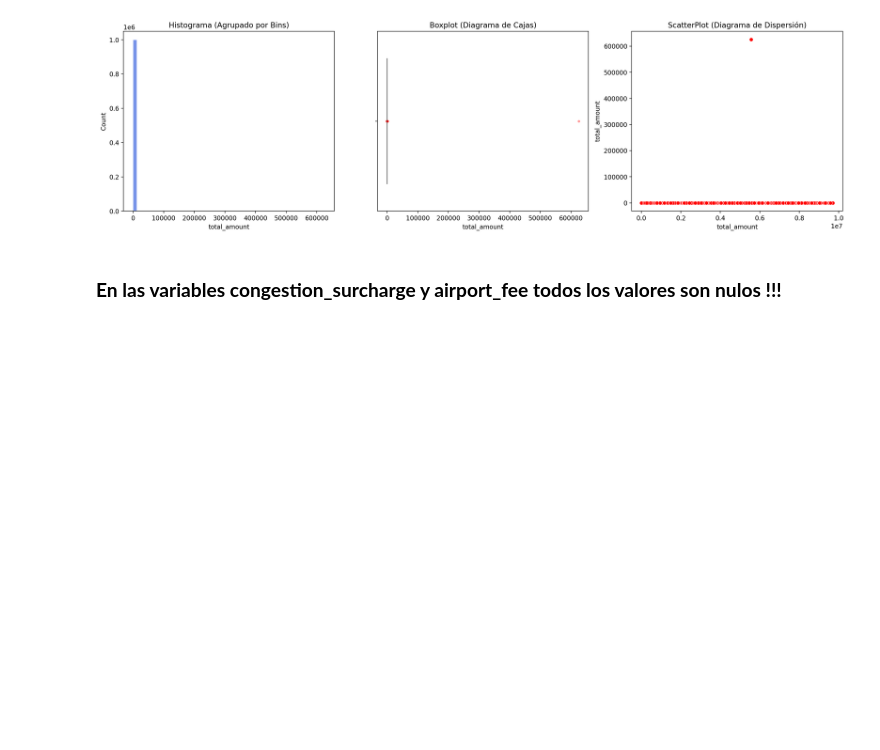
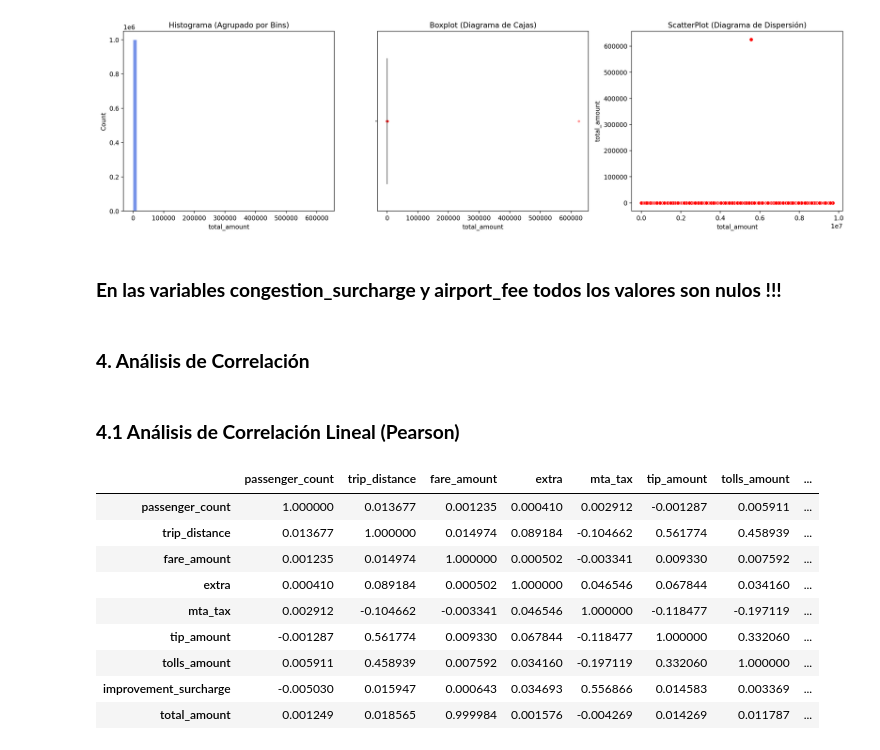
Before and after one commit to d4nd14z/DataAnalytics, a Jupyter notebook: MovilidadDataset.ipynb, the cells around one changed output. Saved outputs shown, nothing was run; the diff lists cells and outputs as text; code cells hidden in the pictures; blank space fills up the shorter version.

```diff
--- a/MovilidadDataset.ipynb
+++ b/MovilidadDataset.ipynb
@@ -284,3 +284,25 @@ mostrarGraficas("total_amount")
 [figure]
 # %% [markdown]
 ### **En las variables congestion_surcharge y airport_fee todos los valores son nulos !!!**
+# %% [markdown]
+### **4. Análisis de Correlación**
+# %% [markdown]
+### **4.1 Análisis de Correlación Lineal (Pearson)**
+# %%
+# El análisis de correlación de pearson solo funciona sobre variables numèricas continuas,
+# Creamos una copia de las variables del dataframe con las variables que pueden ser representativas en el análisis de correlación
+
+df_copia = df[["passenger_count", "trip_distance", "fare_amount", "extra", "mta_tax", "tip_amount", "tolls_amount", "improvement_surcharge", "total_amount"]].copy()
+correlation_matrix = df_copia.select_dtypes(include="number").corr(method='pearson')
+correlation_matrix
+# %% [output]
+|  | passenger_count | trip_distance | fare_amount | extra | mta_tax | tip_amount | tolls_amount | ... |
+| passenger_count | 1.000000 | 0.013677 | 0.001235 | 0.000410 | 0.002912 | -0.001287 | 0.005911 | ... |
+| trip_distance | 0.013677 | 1.000000 | 0.014974 | 0.089184 | -0.104662 | 0.561774 | 0.458939 | ... |
+| fare_amount | 0.001235 | 0.014974 | 1.000000 | 0.000502 | -0.003341 | 0.009330 | 0.007592 | ... |
+| extra | 0.000410 | 0.089184 | 0.000502 | 1.000000 | 0.046546 | 0.067844 | 0.034160 | ... |
+| mta_tax | 0.002912 | -0.104662 | -0.003341 | 0.046546 | 1.000000 | -0.118477 | -0.197119 | ... |
+| tip_amount | -0.001287 | 0.561774 | 0.009330 | 0.067844 | -0.118477 | 1.000000 | 0.332060 | ... |
+| tolls_amount | 0.005911 | 0.458939 | 0.007592 | 0.034160 | -0.197119 | 0.332060 | 1.000000 | ... |
+| improvement_surcharge | -0.005030 | 0.015947 | 0.000643 | 0.034693 | 0.556866 | 0.014583 | 0.003369 | ... |
+| total_amount | 0.001249 | 0.018565 | 0.999984 | 0.001576 | -0.004269 | 0.014269 | 0.011787 | ... |
```
Also changed, not shown: parts of 4 cells of this notebook.
